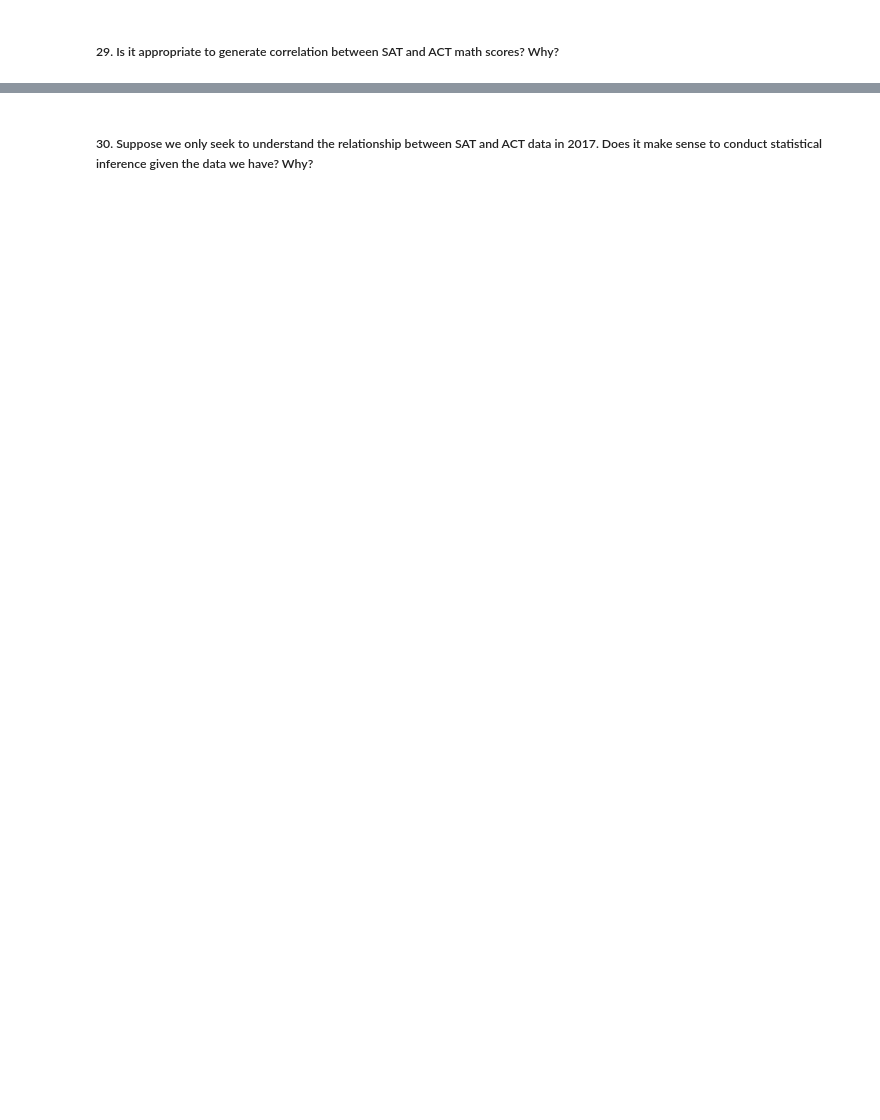
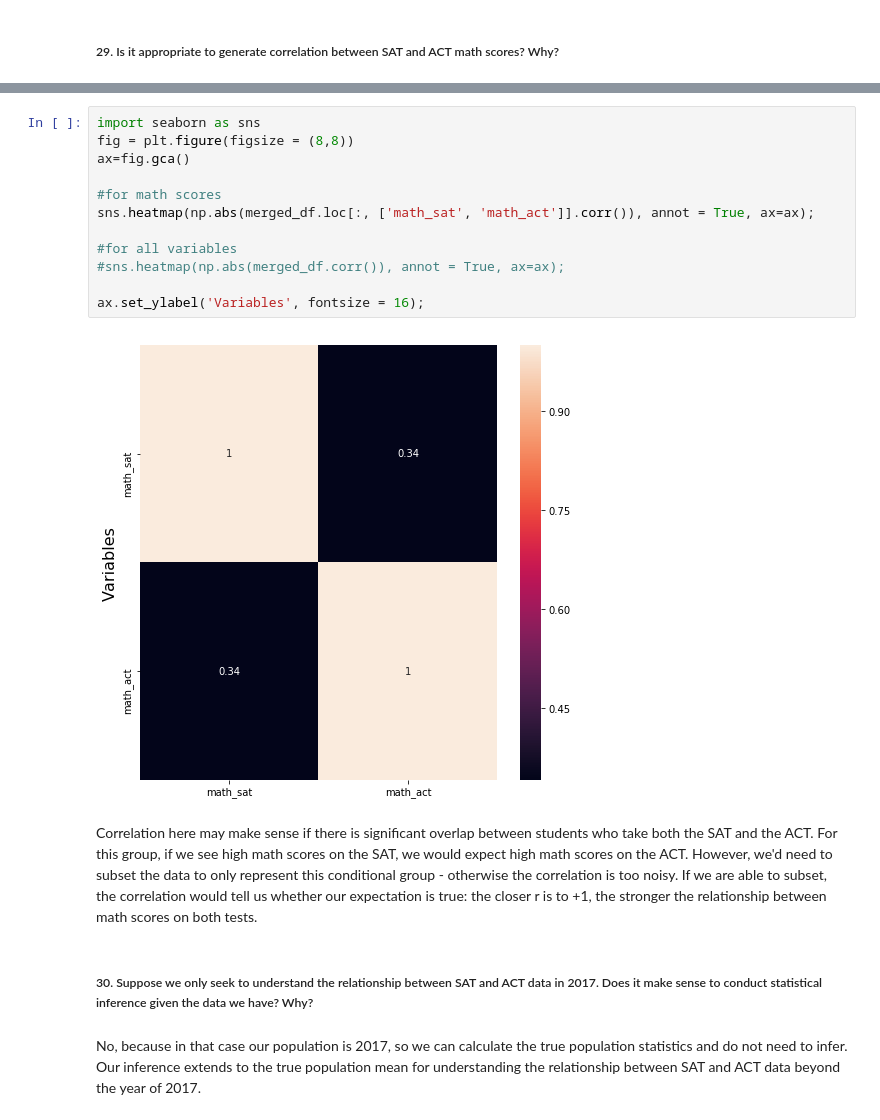
Before and after one commit to helencai62/SAT_participation_project, a Jupyter notebook: code/starter-code.ipynb, the cells around one changed output, grey strips where cells are left out. Saved outputs shown, nothing was run; the diff lists cells and outputs as text; blank space fills up the shorter version.

```diff
--- a/code/starter-code.ipynb
+++ b/code/starter-code.ipynb
@@ -649,2 +713,20 @@ sat_ci:  (-0.2865579914744773, 1.0826364228470264)
+# %%
+import seaborn as sns
+fig = plt.figure(figsize = (8,8))
+ax=fig.gca()
+
+#for math scores
+sns.heatmap(np.abs(merged_df.loc[:, ['math_sat', 'math_act']].corr()), annot = True, ax=ax);
+
+#for all variables
+#sns.heatmap(np.abs(merged_df.corr()), annot = True, ax=ax);
+
+ax.set_ylabel('Variables', fontsize = 16);
+# %% [output]
+[figure, added]
+# %% [markdown]
+Correlation here may make sense if there is significant overlap between students who take both the SAT and the ACT. For this group, if we see high math scores on the SAT, we would expect high math scores on the ACT. However, we'd need to subset the data to only represent this conditional group - otherwise the correlation is too noisy. If we are able to subset, the correlation would tell us whether our expectation is true: the closer r is to +1, the stronger the relationship between math scores on both tests.
 # %% [markdown]
 ##### 30. Suppose we only seek to understand the relationship between SAT and ACT data in 2017. Does it make sense to conduct statistical inference given the data we have? Why?
+# %% [markdown]
+No, because in that case our population is 2017, so we can calculate the true population statistics and do not need to infer. Our inference extends to the true population mean for understanding the relationship between SAT and ACT data beyond the year of 2017.
```
Also changed, not shown: parts of 19 cells of this notebook, 2 other files.
